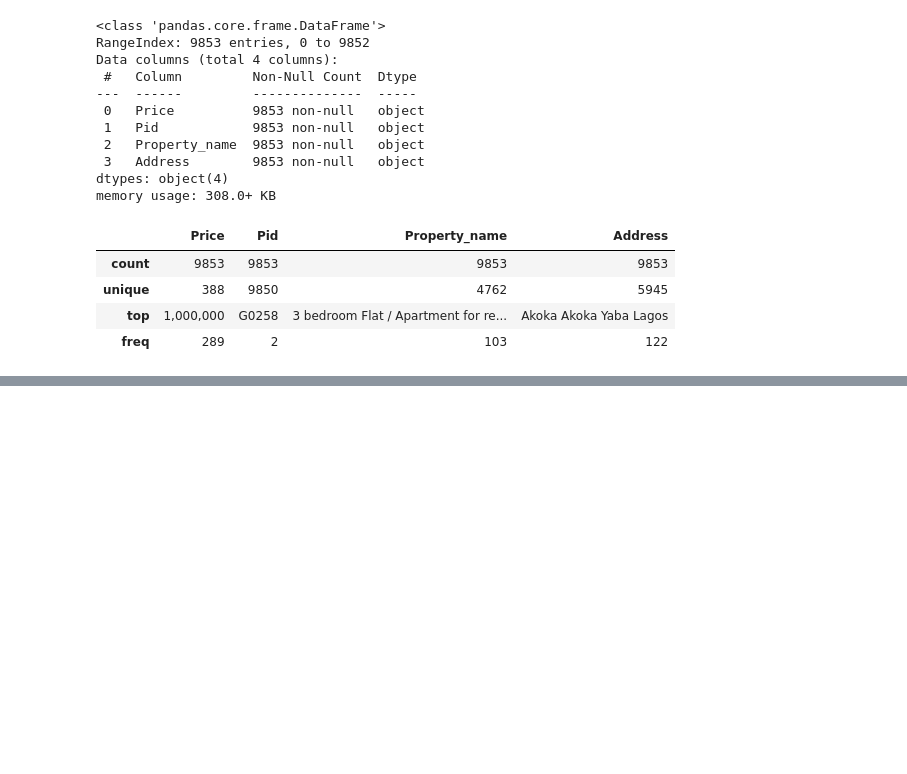
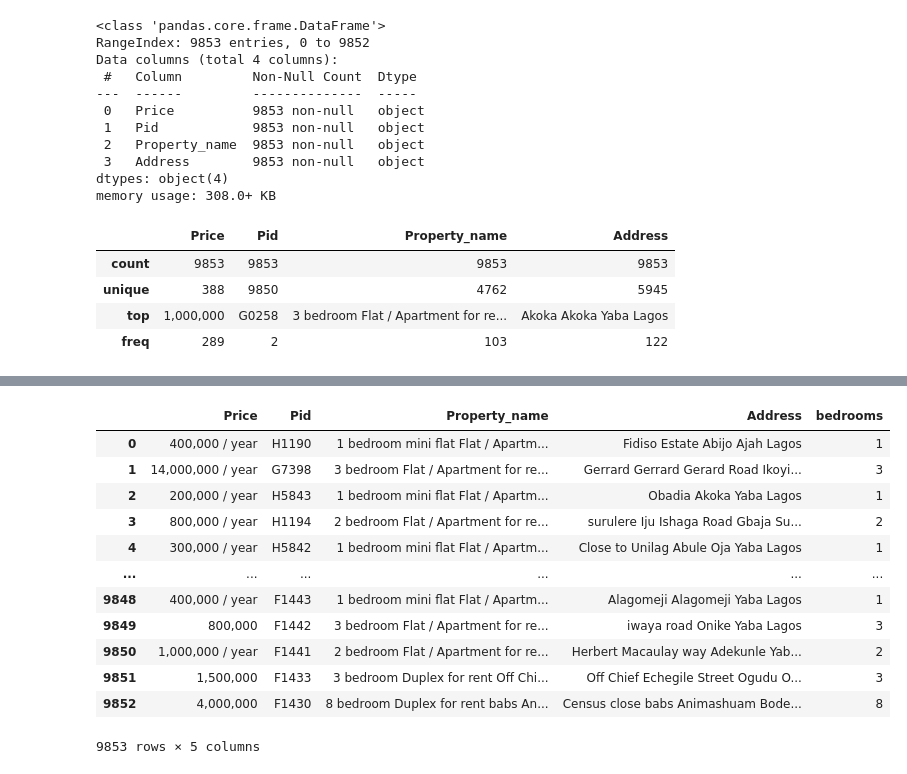
Before and after one commit to DavidOdavid333/lagos-housing-price-prediction-project, a Jupyter notebook: DataCleaningnPreparation.ipynb, the cells around one changed output, grey strips where cells are left out. Saved outputs shown, nothing was run; the diff lists cells and outputs as text; code cells hidden in the pictures; blank space fills up the shorter version.

```diff
--- a/DataCleaningnPreparation.ipynb
+++ b/DataCleaningnPreparation.ipynb
@@ -83,0 +84,76 @@ df
+# %%
+# STEP 4: DEFINE THE PROPERTY TYPE CATEGORIES
+# =============================================================================
+# These are properties that legitimately have no bedrooms.
+# We will label them with a descriptive category instead of a number.
+NON_RESIDENTIAL_KEYWORDS = {
+    'Self Contain'          : r'self\s*contain',
+    'Shop'                  : r'\bshop\b',
+    'Office'                : r'office\s*space',
+    'Commercial Property'   : r'commercial\s*property',
+    'Land'                  : r'\bland\b',
+    'Warehouse'             : r'\bwarehouse\b',
+    'Event Centre'          : r'event\s*cent(re|er)',
+    'Studio'                : r'\bstudio\b',
+}
+
+def extract_bedroom_info(property_name):
+    """
+    Extracts bedroom count from a property name string.
+
+    Strategy:
+    ---------
+    1. If a bedroom number is found (e.g. "3 bedroom"), return it as an integer.
+    2. If the property is a known non-residential type (shop, office, etc.),
+       return the category label string (e.g. "Self Contain").
+    3. If neither applies (ambiguous / unrecognized), return "Unknown".
+
+    Separating numeric bedrooms from category labels lets you:
+    - Keep the column as a clean integer for residential properties.
+    - Avoid losing the non-residential rows (they're still useful for
+      price modeling and outlier detection).
+    - Encode non-residential categories separately during ML preprocessing.
+
+    Parameters
+    ----------
+    property_name : str
+
+    Returns
+    -------
+    int | str  — bedroom count, a category label, or "Unknown"
+    """
+    if pd.isna(property_name):
+        return "Unknown"
+
+    text = str(property_name).lower().strip()
+
+    # --- Priority 1: Extract bedroom number ---
+    # Matches patterns like "3 bedroom", "3bedroom", "3 bedrooms"
+    bedroom_match = re.search(r'(\d+)\s*bedrooms?', text)
+    if bedroom_match:
+        return int(bedroom_match.group(1))
+
+    # --- Priority 2: Identify known non-residential types ---
+    for label, pattern in NON_RESIDENTIAL_KEYWORDS.items():
+        if re.search(pattern, text):
+            return label
+
+    # --- Priority 3: Fallback ---
+    return "Unknown"
+
+df['bedrooms'] = df['Property_name'].apply(extract_bedroom_info)
+df
+# %% [output]
+|  | Price | Pid | Property_name | Address | bedrooms |
+| 0 | 400,000 / year | H1190 | 1 bedroom mini flat Flat / Apartm... | Fidiso Estate Abijo Ajah Lagos | 1 |
+| 1 | 14,000,000 / year | G7398 | 3 bedroom Flat / Apartment for re... | Gerrard Gerrard Gerard Road Ikoyi... | 3 |
+| 2 | 200,000 / year | H5843 | 1 bedroom mini flat Flat / Apartm... | Obadia Akoka Yaba Lagos | 1 |
+| 3 | 800,000 / year | H1194 | 2 bedroom Flat / Apartment for re... | surulere Iju Ishaga Road Gbaja Su... | 2 |
+| 4 | 300,000 / year | H5842 | 1 bedroom mini flat Flat / Apartm... | Close to Unilag Abule Oja Yaba Lagos | 1 |
+| ... | ... | ... | ... | ... | ... |
+| 9848 | 400,000 / year | F1443 | 1 bedroom mini flat Flat / Apartm... | Alagomeji Alagomeji Yaba Lagos | 1 |
+| 9849 | 800,000 | F1442 | 3 bedroom Flat / Apartment for re... | iwaya road Onike Yaba Lagos | 3 |
+| 9850 | 1,000,000 / year | F1441 | 2 bedroom Flat / Apartment for re... | Herbert Macaulay way Adekunle Yab... | 2 |
+| 9851 | 1,500,000 | F1433 | 3 bedroom Duplex for rent Off Chi... | Off Chief Echegile Street Ogudu O... | 3 |
+| 9852 | 4,000,000 | F1430 | 8 bedroom Duplex for rent babs An... | Census close babs Animashuam Bode... | 8 |
+9853 rows × 5 columns
```
Also changed, not shown: parts of 42 cells of this notebook.
